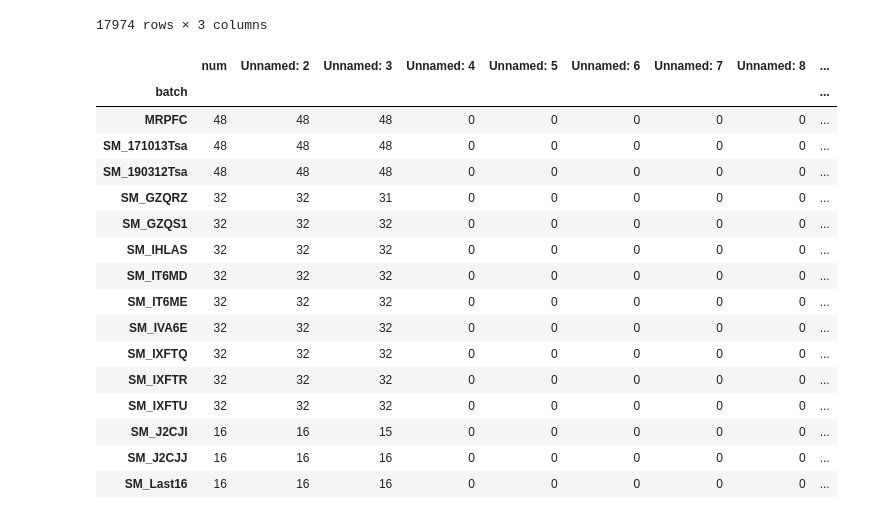
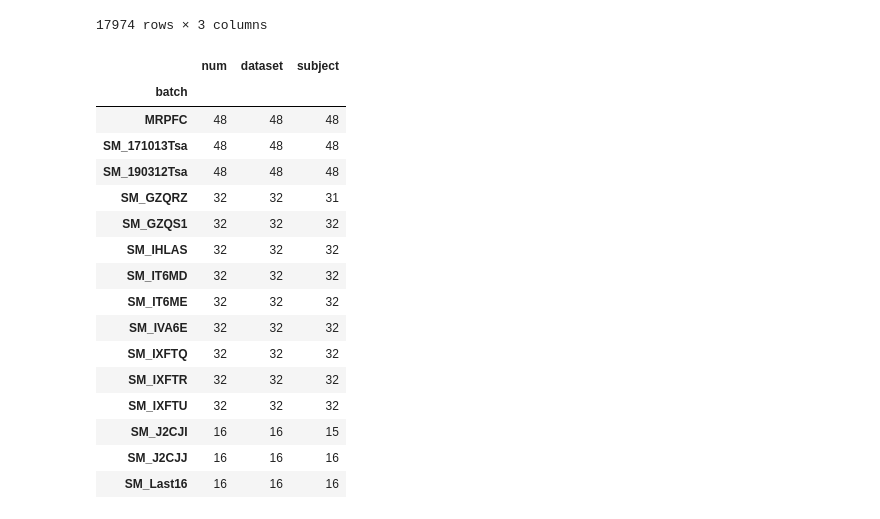
Before and after one commit to ThomasM31/BBTX11-VT26-07, a Jupyter notebook: datatesting.ipynb, the cells around one changed output. Cells and saved outputs as stored; diff of their text form; code cells hidden in the pictures.

Commit message:
metadata as dataframes

```diff
--- a/datatesting.ipynb
+++ b/datatesting.ipynb
@@ -246,27 +245,27 @@ adata.obs
 # %%
 # NOTE: this data is for all of the datafiles
 
 # Where we are right now, absolute pathing
 base_dir = os.path.abspath('')
-images_file_path = os.path.join(base_dir, "Data Information")
+data_file_path = os.path.join(base_dir, "Data Information")
 
-df = pd.read_csv(images_file_path + "/batch_mapping_deidentified.tsv", sep="\s")
-df.groupby("batch").count()
+batches = pd.read_csv(data_file_path + "/batch_mapping_deidentified.tsv", sep="\t")
+batches.groupby("batch").count()
 # %% [output]
-|  | num | Unnamed: 2 | Unnamed: 3 | Unnamed: 4 | Unnamed: 5 | Unnamed: 6 | Unnamed: 7 | Unnamed: 8 | ... |
-| batch |  |  |  |  |  |  |  |  | ... |
-| MRPFC | 48 | 48 | 48 | 0 | 0 | 0 | 0 | 0 | ... |
-| SM_171013Tsa | 48 | 48 | 48 | 0 | 0 | 0 | 0 | 0 | ... |
-| SM_190312Tsa | 48 | 48 | 48 | 0 | 0 | 0 | 0 | 0 | ... |
-| SM_GZQRZ | 32 | 32 | 31 | 0 | 0 | 0 | 0 | 0 | ... |
-| SM_GZQS1 | 32 | 32 | 32 | 0 | 0 | 0 | 0 | 0 | ... |
-| SM_IHLAS | 32 | 32 | 32 | 0 | 0 | 0 | 0 | 0 | ... |
-| SM_IT6MD | 32 | 32 | 32 | 0 | 0 | 0 | 0 | 0 | ... |
-| SM_IT6ME | 32 | 32 | 32 | 0 | 0 | 0 | 0 | 0 | ... |
-| SM_IVA6E | 32 | 32 | 32 | 0 | 0 | 0 | 0 | 0 | ... |
-| SM_IXFTQ | 32 | 32 | 32 | 0 | 0 | 0 | 0 | 0 | ... |
-| SM_IXFTR | 32 | 32 | 32 | 0 | 0 | 0 | 0 | 0 | ... |
-| SM_IXFTU | 32 | 32 | 32 | 0 | 0 | 0 | 0 | 0 | ... |
-| SM_J2CJI | 16 | 16 | 15 | 0 | 0 | 0 | 0 | 0 | ... |
-| SM_J2CJJ | 16 | 16 | 16 | 0 | 0 | 0 | 0 | 0 | ... |
-| SM_Last16 | 16 | 16 | 16 | 0 | 0 | 0 | 0 | 0 | ... |
+|  | num | dataset | subject |
+| batch |  |  |  |
+| MRPFC | 48 | 48 | 48 |
+| SM_171013Tsa | 48 | 48 | 48 |
+| SM_190312Tsa | 48 | 48 | 48 |
+| SM_GZQRZ | 32 | 32 | 31 |
+| SM_GZQS1 | 32 | 32 | 32 |
+| SM_IHLAS | 32 | 32 | 32 |
+| SM_IT6MD | 32 | 32 | 32 |
+| SM_IT6ME | 32 | 32 | 32 |
+| SM_IVA6E | 32 | 32 | 32 |
+| SM_IXFTQ | 32 | 32 | 32 |
+| SM_IXFTR | 32 | 32 | 32 |
+| SM_IXFTU | 32 | 32 | 32 |
+| SM_J2CJI | 16 | 16 | 15 |
+| SM_J2CJJ | 16 | 16 | 16 |
+| SM_Last16 | 16 | 16 | 16 |
```
Also changed, not shown: parts of 2 cells of this notebook.
